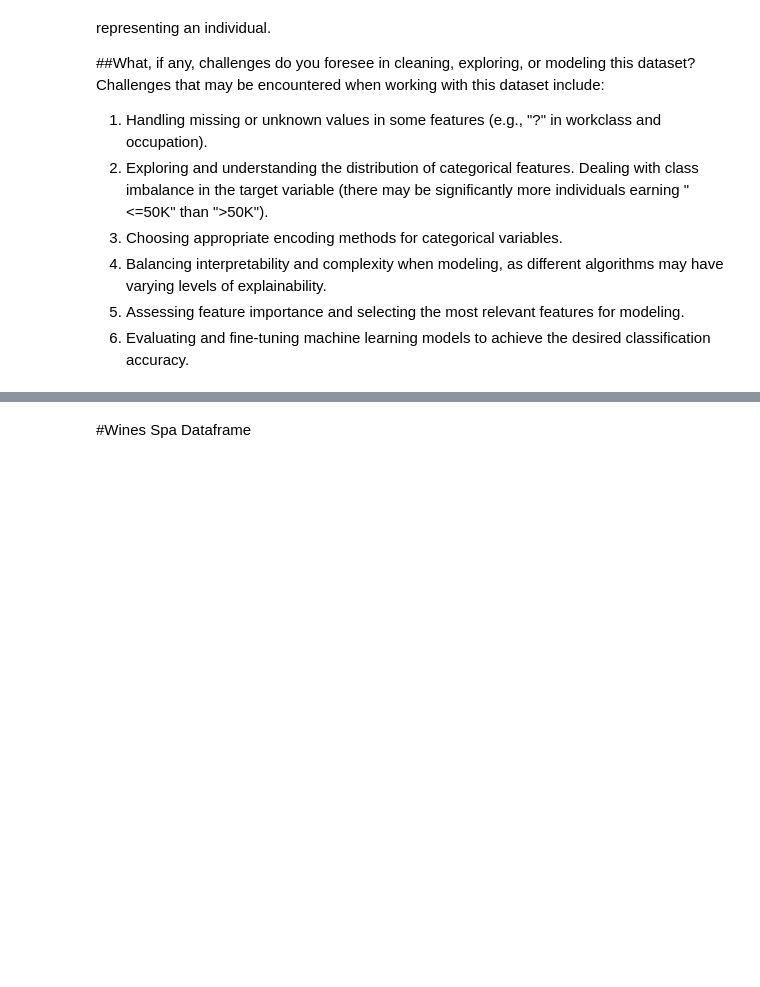
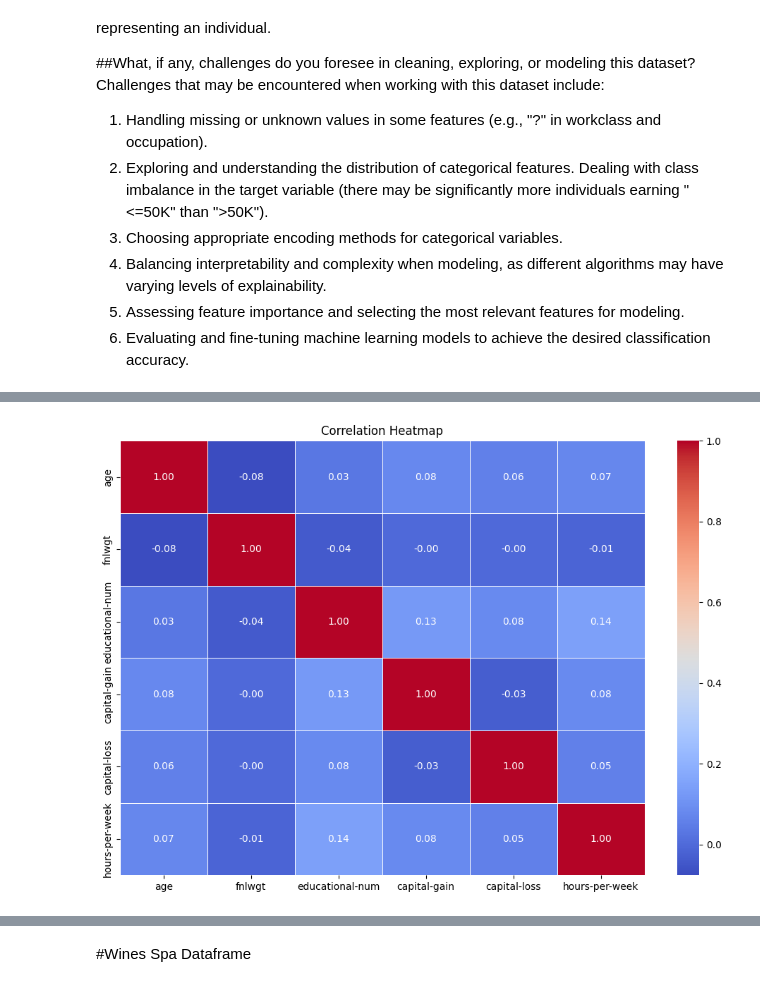
Before and after one commit to OleFlow/MechineLearning, a Jupyter notebook: Project_Core.ipynb, the cells around one changed output, grey strips where cells are left out. Drawn from its saved outputs; the diff is of its cells as text; code cells hidden in the pictures; blank space fills up the shorter version.

```diff
--- a/Project_Core.ipynb
+++ b/Project_Core.ipynb
@@ -101,2 +106,14 @@ Index(['age', 'workclass', 'fnlwgt', 'education', 'educational-num',
 [figure]
 [figure]
+# %%
+#Identifying Correlations with Correlation Heatmap:
+# Compute the correlation matrix
+correlation_matrix = data.corr()
+
+# Plot a heatmap
+plt.figure(figsize=(12, 8))
+sns.heatmap(correlation_matrix, annot=True, cmap='coolwarm', fmt='.2f', linewidths=0.5)
+plt.title('Correlation Heatmap')
+plt.show()
+# %% [output]
+[figure, added]
```
Also changed, not shown: parts of 7 cells of this notebook.
